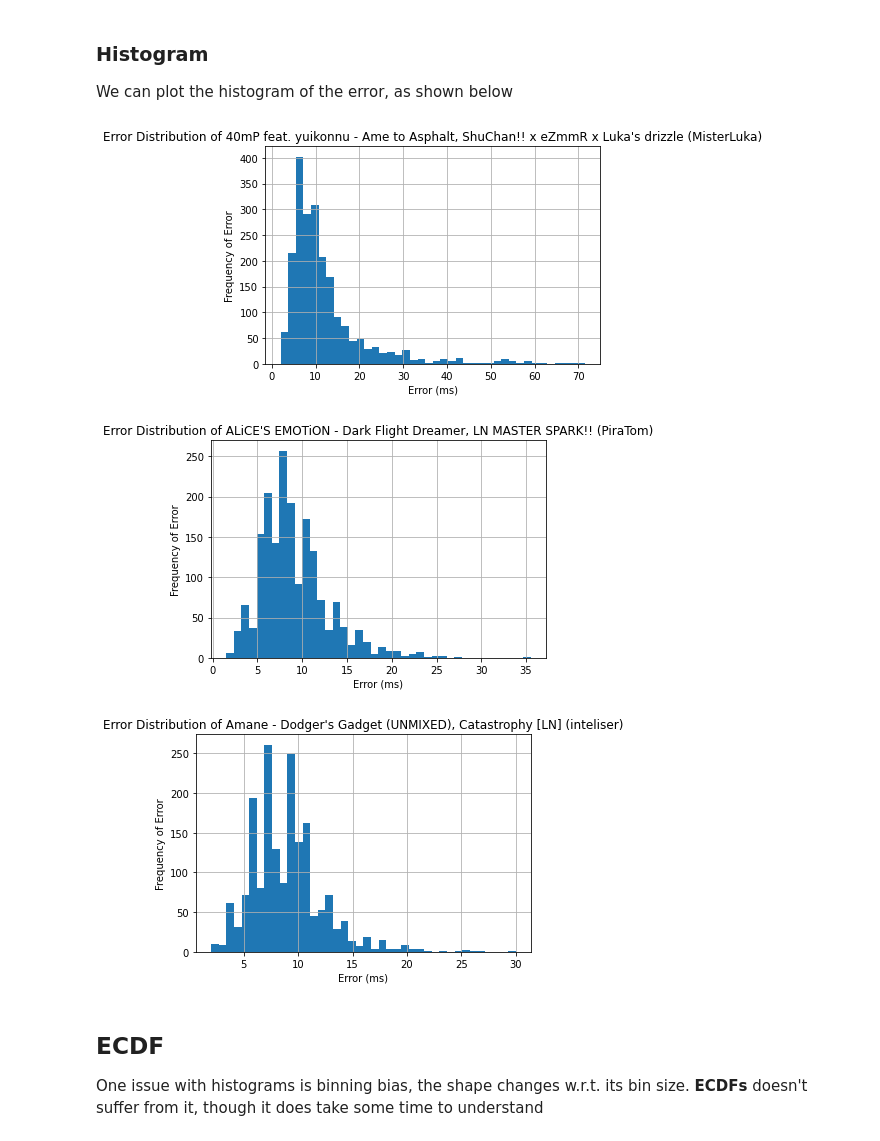
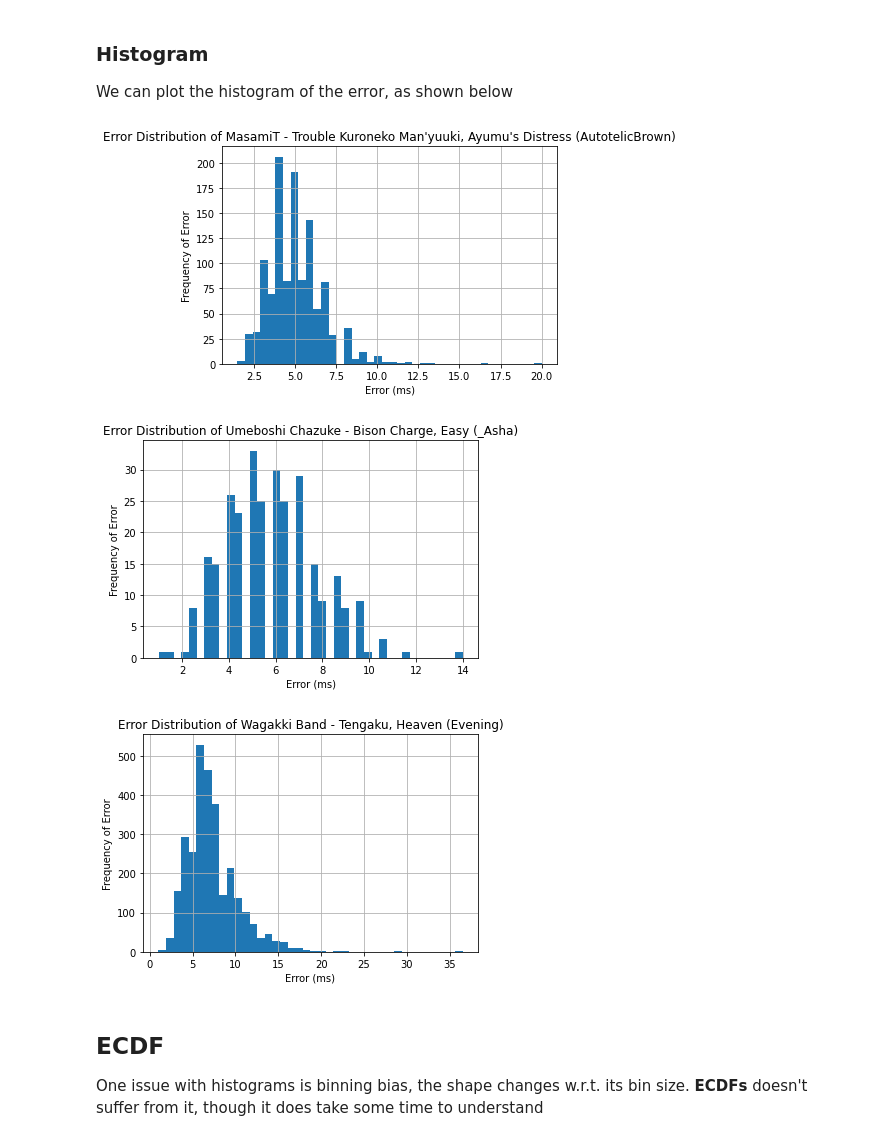
Before and after one commit to Eve-ning/opal, a Jupyter notebook: opal/nbs/map_diff_w_replay_error.ipynb, the cells around one changed output. Cells and saved outputs as stored; diff of their text form; code cells hidden in the pictures.

```diff
--- a/opal/nbs/map_diff_w_replay_error.ipynb
+++ b/opal/nbs/map_diff_w_replay_error.ipynb
@@ -7,16 +7,13 @@ This assumes that our data is sufficiently representative to achieve this.
 `load_maps()` loads an error DF with its osu map in a tuple.
 For this notebook, we modify it to get its metadata too
 # %%
-from opal.utils import load_maps as _load_maps
+from opal.utils import load_replays as _load_replays
 
 
-def load_maps(n: int = None, cache_reset: bool = False, separate_tails: bool = False):
-    if separate_tails:
-        for df, df_t, osu in _load_maps(n=n, cache_reset=cache_reset, separate_tails=True):
-            yield df, df_t, osu, osu.metadata(False)
-    else:
-        for df, osu in _load_maps(n=n, cache_reset=cache_reset, separate_tails=False):
-            yield df, osu, osu.metadata(False)
+def load_replays(n: int = None, cache_reset: bool = False):
+    for e, (df, osu) in enumerate (_load_replays(cache_reset=cache_reset)):
+        if n is not None and e >= n: return
+        yield df, osu, osu.metadata(False)
 # %% [markdown]
 ## Play Error Analysis
 
@@ -33,15 +30,15 @@ We can plot the histogram of the error, as shown below
 # %%
 from matplotlib import pyplot as plt
 
-for df, osu, meta in load_maps(3):
+for df, osu, meta in load_replays(3):
     df[['error']].hist(bins=40)
     plt.xlabel("Error (ms)")
     plt.ylabel("Frequency of Error")
     _ = plt.title(f"Error Distribution of {meta}")
 # %% [output]
-[figure, old version]
+[figure, new version]
-[figure, old version]
+[figure, new version]
-[figure, old version]
+[figure, new version]
 # %% [markdown]
 ## ECDF
 
```
Also changed, not shown: parts of 11 cells of this notebook, 4 other files.
